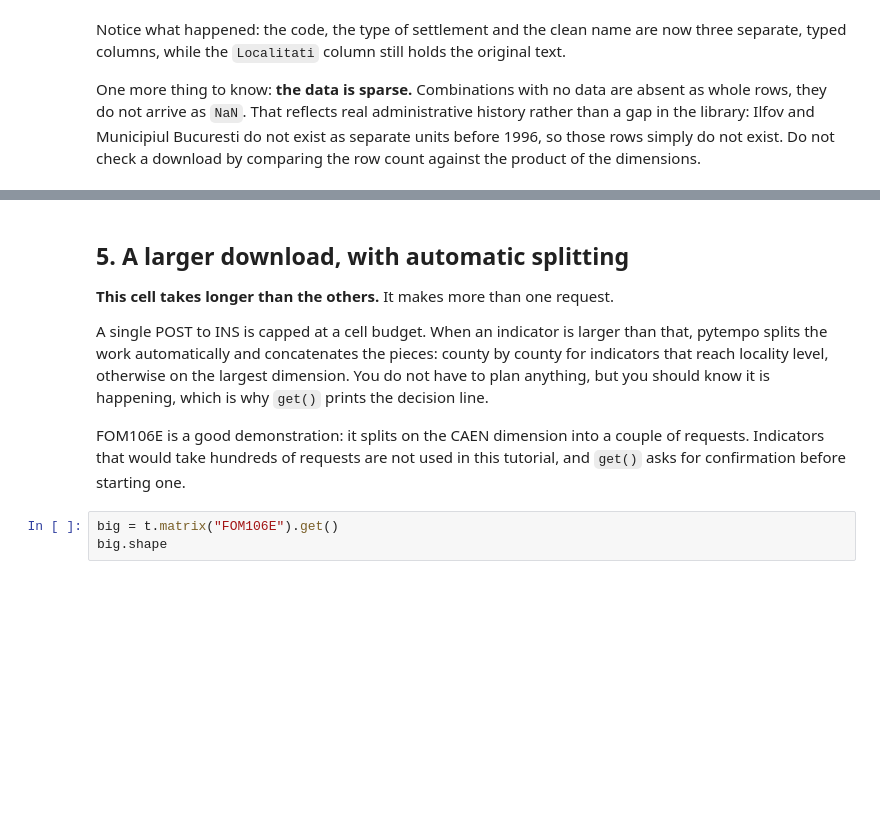
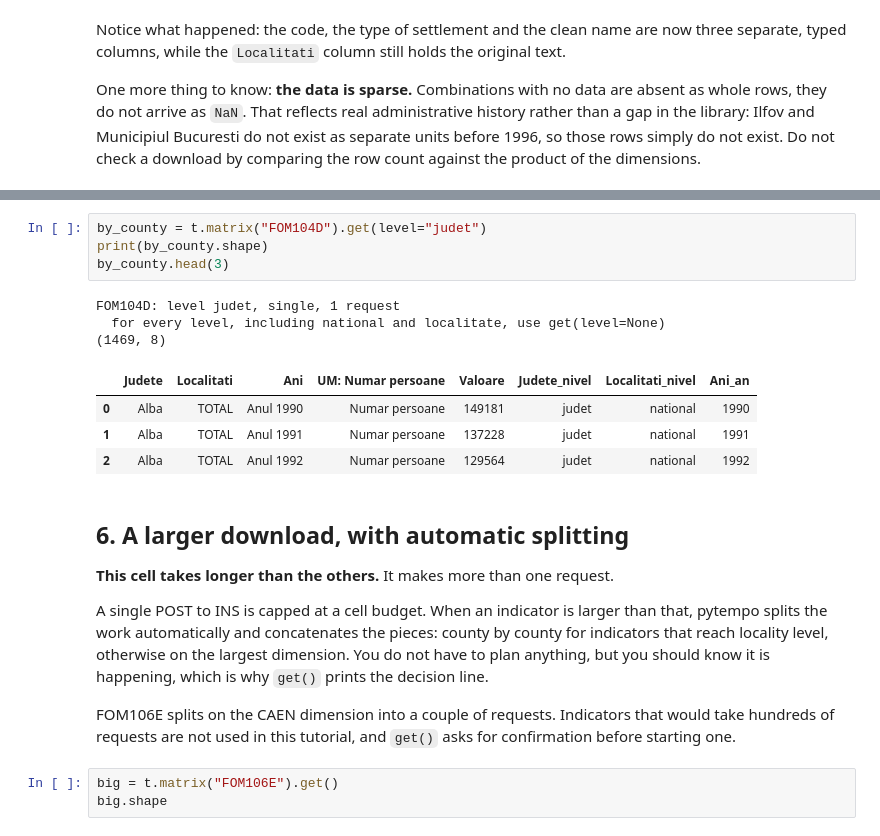
Before and after one commit to CIDS-UBB/pytempo, a Jupyter notebook: examples/tutorial_en.ipynb, the cells around one changed output, grey strips where cells are left out. Cells and saved outputs as stored; diff of their text form; blank space fills up the shorter version.

```diff
--- a/examples/tutorial_en.ipynb
+++ b/examples/tutorial_en.ipynb
@@ -321,5 +339,17 @@ empty values  : 0
+# %%
+by_county = t.matrix("FOM104D").get(level="judet")
+print(by_county.shape)
+by_county.head(3)
+# %% [output]
+FOM104D: level judet, single, 1 request
+  for every level, including national and localitate, use get(level=None)
+(1469, 8)
+|  | Judete | Localitati | Ani | UM: Numar persoane | Valoare | Judete_nivel | Localitati_nivel | Ani_an |
+| 0 | Alba | TOTAL | Anul 1990 | Numar persoane | 149181 | judet | national | 1990 |
+| 1 | Alba | TOTAL | Anul 1991 | Numar persoane | 137228 | judet | national | 1991 |
+| 2 | Alba | TOTAL | Anul 1992 | Numar persoane | 129564 | judet | national | 1992 |
 # %% [markdown]
-## 5. A larger download, with automatic splitting
+## 6. A larger download, with automatic splitting
 
 **This cell takes longer than the others.** It makes more than one request.
 
@@ -329,9 +359,9 @@ county by county for indicators that reach locality level, otherwise on the
 largest dimension. You do not have to plan anything, but you should know it is
 happening, which is why `get()` prints the decision line.
 
-FOM106E is a good demonstration: it splits on the CAEN dimension into a
-couple of requests. Indicators that would take hundreds of requests are not
-used in this tutorial, and `get()` asks for confirmation before starting one.
+FOM106E splits on the CAEN dimension into a couple of requests. Indicators
+that would take hundreds of requests are not used in this tutorial, and
+`get()` asks for confirmation before starting one.
 # %%
 big = t.matrix("FOM106E").get()
 big.shape
```
Also changed, not shown: parts of 30 cells of this notebook, 1 other file.
